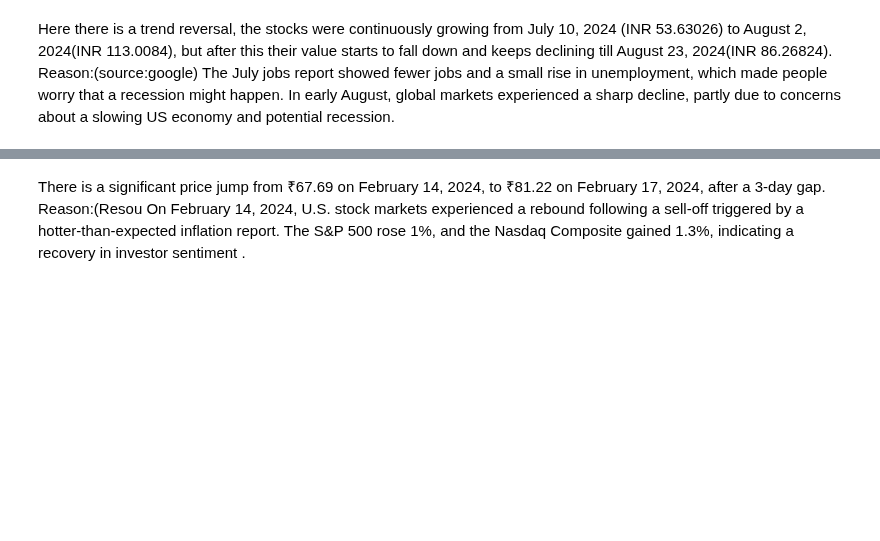
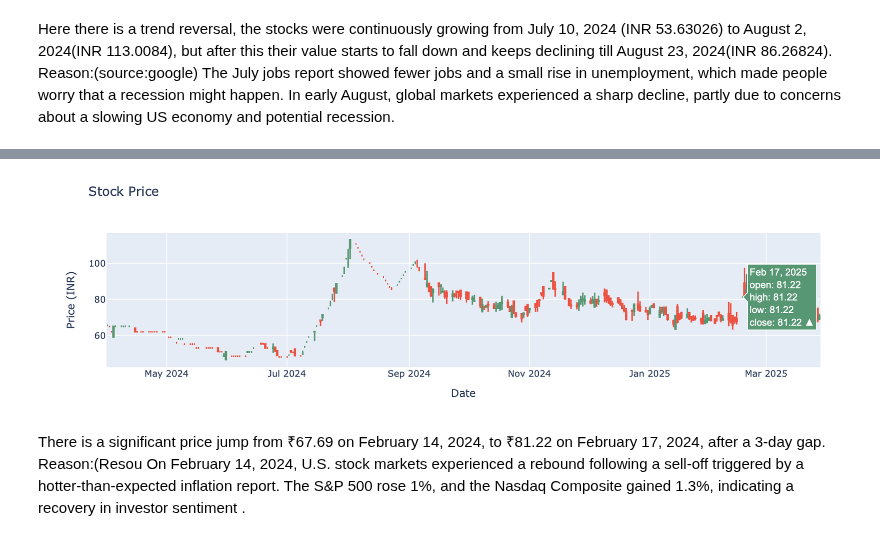
Before and after one commit to optimusprimeg/BRAINS, a Jupyter notebook: Week_1_230388_Divyanshi.ipynb, the cells around one changed output, grey strips where cells are left out. Drawn from its saved outputs; the diff is of its cells as text; code cells hidden in the pictures; blank space fills up the shorter version.

```diff
--- a/Week_1_230388_Divyanshi.ipynb
+++ b/Week_1_230388_Divyanshi.ipynb
@@ -108,3 +107,7 @@ PATTERN 2
+# %%
+Image("stock_price3.png")
+# %% [output]
+[figure, added]
 # %% [markdown]
 There is a significant price jump from ₹67.69 on February 14, 2024, to ₹81.22 on February 17, 2024, after a 3-day gap.
 Reason:(Resou On February 14, 2024, U.S. stock markets experienced a rebound following a sell-off triggered by a hotter-than-expected inflation report.
```
Also changed, not shown: parts of 15 cells of this notebook.
